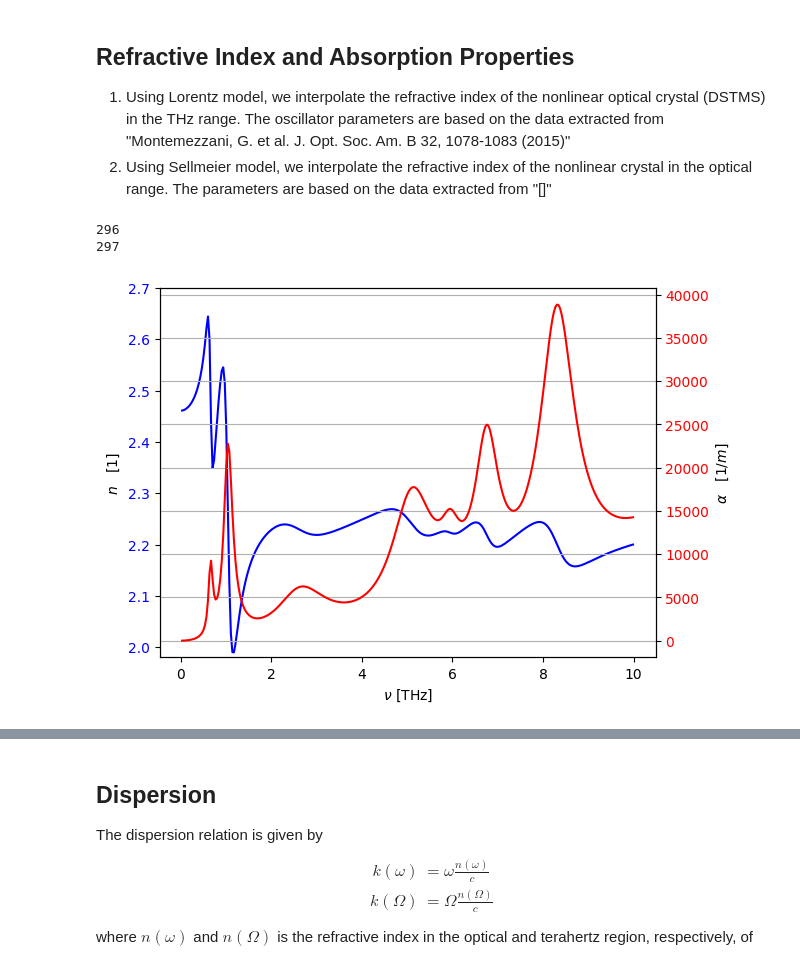
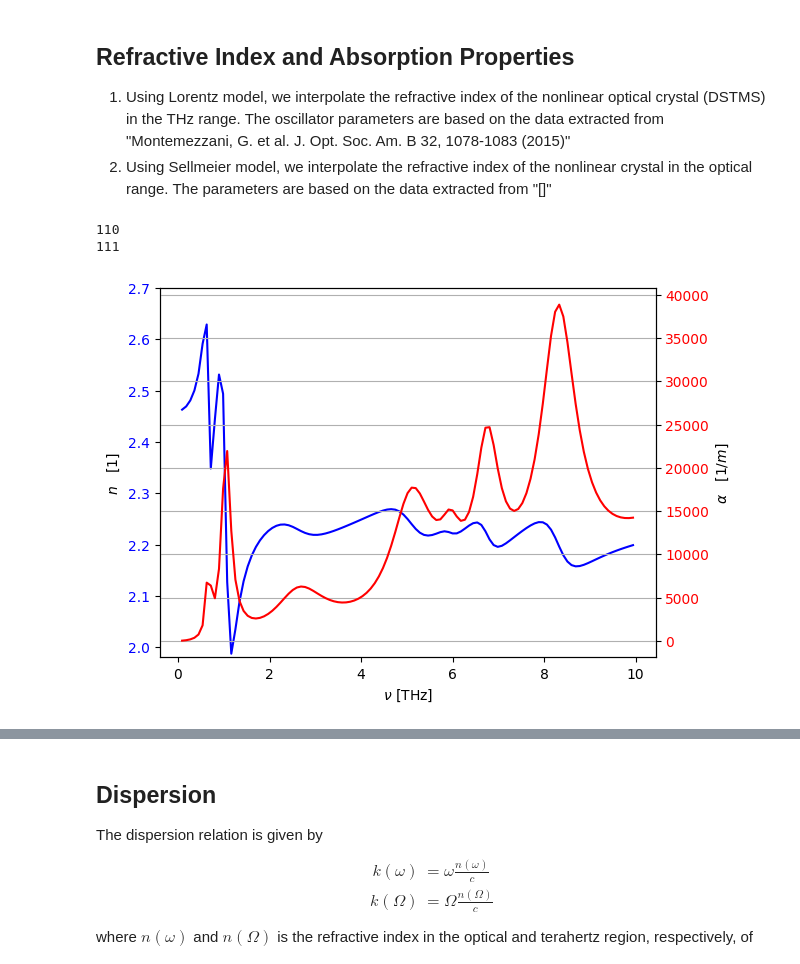
Before and after one commit to p-engel/nonlinear_optics, a Jupyter notebook: optical_rectification/analysis.ipynb, the cells around one changed output, grey strips where cells are left out. Saved outputs shown, nothing was run; the diff lists cells and outputs as text; code cells hidden in the pictures.

```diff
--- a/optical_rectification/analysis.ipynb
+++ b/optical_rectification/analysis.ipynb
@@ -209,25 +212,25 @@ These results yield the well known time-bandwidth product of a Fourier transform
 
 fig2, ax2 = plt.subplots(figsize=(6.4, 4.8))
 
-E_w = g.field_w(0)
-P_spec = ( np.pi * g.waist0**2 / 2 ) * np.abs(E_w)**2 / (2*Z0)
+Ew = pulse.field_w()
+P_spec = ( np.pi * pulse.waist0**2 / 2 ) * np.abs(Ew)**2 / (2*Z0)
 
-nu = g.w/(2*np.pi)
+nu = pulse.w/(2*np.pi)
 ax2.plot(nu, P_spec[0, :]*1e-6, 'k')
 ax2.set_title("Power Spectrum of the Gaussian Pulse")
 ax2.set_xlabel(r"$\nu \quad [THz]$")
 ax2.set_ylabel(r"$P \quad [MW \cdot ps^2]$")
 ax2.tick_params(axis='y', labelcolor='k')
 ax3 = ax2.twinx()
-ax3.plot(nu, abs(E_w[0, :])*1e-7, 'r', alpha=0.7)
+ax3.plot(nu, abs(Ew[0, :])*1e-7, 'r', alpha=0.7)
 ax3.set_ylabel(r"$|E| \times 10^{7} \quad [V/m\cdot ps]$")
 ax3.tick_params(axis='y',labelcolor='r')
 plt.grid(True)
 plt.show()
 
-dw = abs(g.w[1] - g.w[0])                     # freq per grid spacing
+dw = abs(pulse.w[1] - pulse.w[0])                     # freq per grid spacing
 w_fwhm = (
-    g.delta *
+    pulse.delta *
     np.sqrt(2*np.log(2)) / (2 * np.pi)
 )
 print(
@@ -328,30 +500,29 @@ plt.grid(True)
 2. Using Sellmeier model, we interpolate the refractive index of the nonlinear crystal in the optical range. The parameters are based on the data extracted from "[]"
 # %%
 # Visualize refractive index in THz region
-fig3, ax3 = plt.subplots()
+fig7, ax7 = plt.subplots()
 
 Ω_max = 2 * np.pi * 10;   # [rad / ps]
 m_dps = int(Ω_max / dw); print(m_dps)
 NΩ = m_dps + 1
-# NΩ = N / 2
 mvals = np.linspace(1, m_dps, NΩ); print(len(mvals))
 Ω = mvals * dw
 
 index_Ω = definitions.Index(Ω)
 
-ax3.plot(Ω/(2 * np.pi), index_Ω.n(), 'b')
-ax3.set_xlabel(r'$\nu$ [THz]')
-ax3.set_ylabel(r"$n \quad [1]$")
-ax3.set_ylim(1.98, 2.7)
-ax3.tick_params(axis='y',labelcolor='b')
-ax4 = ax3.twinx()  # Create a second axes object that shares the same x-axis
-ax4.plot(Ω/(2 * np.pi), index_Ω.alpha(), 'r')
-ax4.set_ylabel(r"$\alpha \quad [1/m]$")
-ax4.tick_params(axis='y',labelcolor='r')
+ax7.plot(Ω/(2 * np.pi), index_Ω.n(), 'b')
+ax7.set_xlabel(r'$\nu$ [THz]')
+ax7.set_ylabel(r"$n \quad [1]$")
+ax7.set_ylim(1.98, 2.7)
+ax7.tick_params(axis='y',labelcolor='b')
+ax8 = ax7.twinx()  # Create a second axes object that shares the same x-axis
+ax8.plot(Ω/(2 * np.pi), index_Ω.alpha(), 'r')
+ax8.set_ylabel(r"$\alpha \quad [1/m]$")
+ax8.tick_params(axis='y',labelcolor='r')
 plt.grid(True)
 # %% [output]
-296
-297
+110
+111
-[figure, old version]
+[figure, new version]
 # %%
 # Visualize refractive index in Optical region
```
Also changed, not shown: parts of 25 cells of this notebook, 2 other files.
